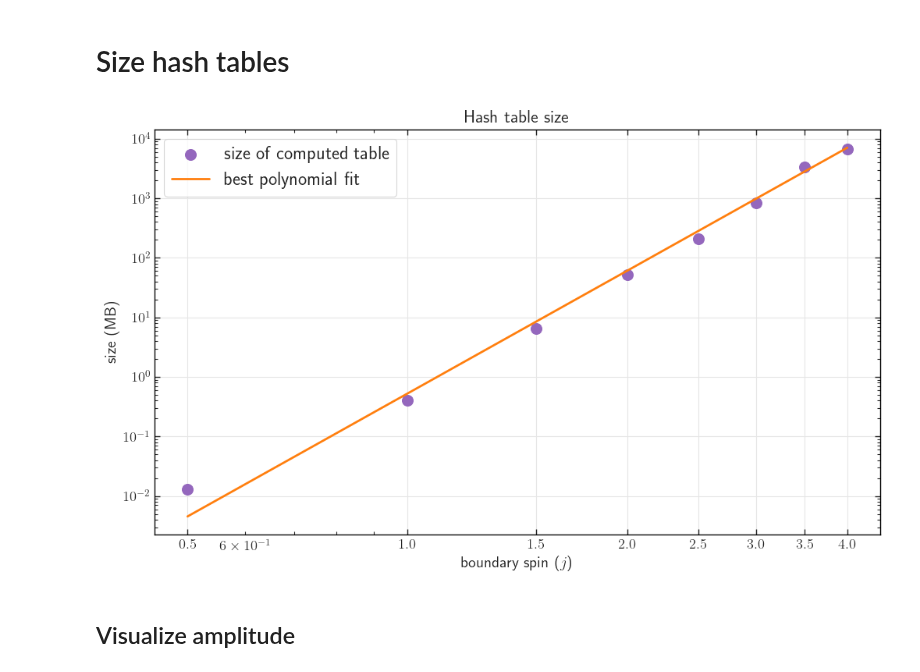
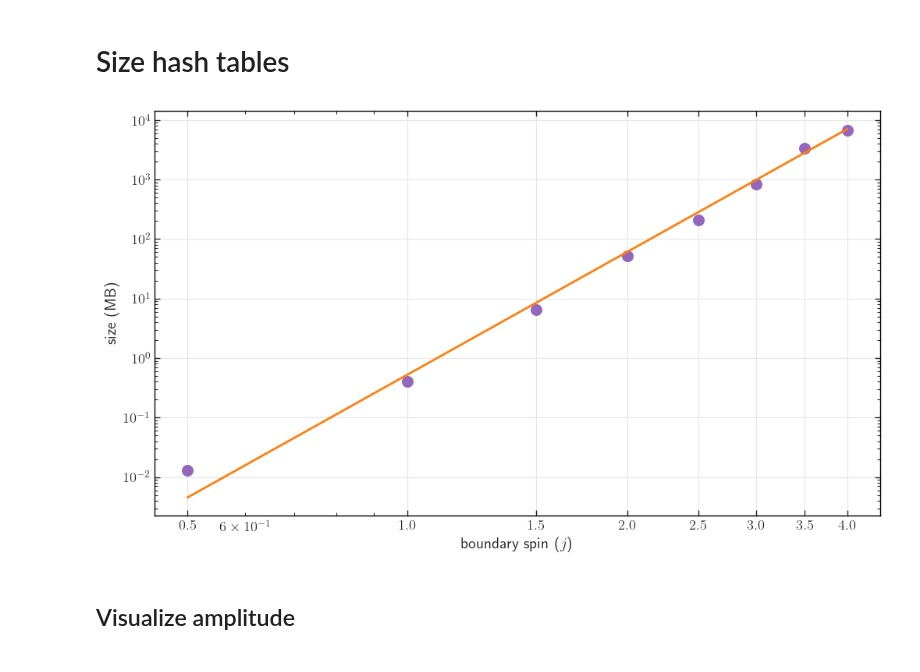
Before and after one commit to PietropaoloFrisoni/MCMC_16_cells_spinfoam, a Jupyter notebook: notebooks/Operators.ipynb, the cells around one changed output. Cells and saved outputs as stored; diff of their text form; code cells hidden in the pictures.

```diff
--- a/notebooks/Operators.ipynb
+++ b/notebooks/Operators.ipynb
@@ -926,36 +929,38 @@ ax = df.plot(
     y="table_size",
     s=100,
     xticks=corresponding_spin,
     kind="scatter",
     grid="false",
     color="tab:purple",
     label="size of computed table",
     logy=True,
     logx=True,
     figsize=(12, 6.75),
+    legend=False
 )
 df.plot(
     x="spin",
     y="fitted_data",
     ax=ax,
     kind="line",
     color="tab:orange",
     label="best polynomial fit",
+    legend=False
 )
 
-plt.legend(loc="upper left", fontsize="large", fancybox=True)
+#plt.legend(loc="upper left", fontsize="large", fancybox=True)
 
 plt.ylabel("size (MB)")
 plt.xlabel("boundary spin ($j$)")
-plt.title("Hash table size", fontsize=16)
+#plt.title("Hash table size", fontsize=16)
 ax.xaxis.set_major_formatter(ScalarFormatter())
 
 printfile = "./plots/hash_table_size"
 plt.savefig(printfile + ".svg")
 
 plt.show()
 # %% [output]
-[figure, old version]
+[figure, new version]
 # %% [markdown]
 ## Visualize amplitude
 # %%
```
Also changed, not shown: parts of 5 cells of this notebook, 7 other files.
